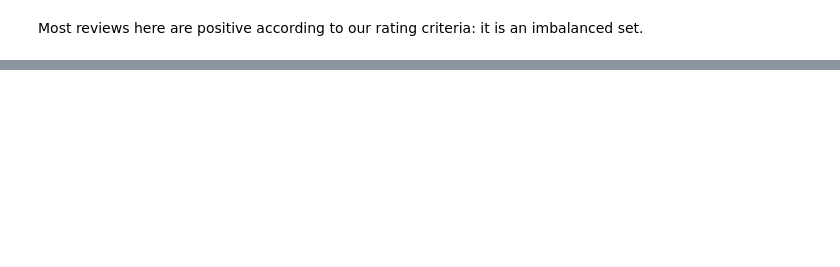
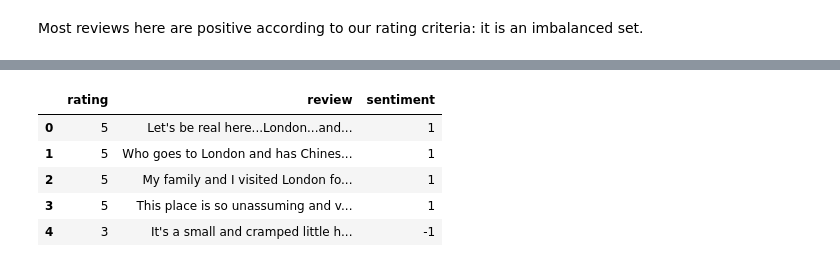
Before and after one commit to lppier/Sentiment_Mining_on_Yelp_Reviews, a Jupyter notebook: data_preparation.ipynb, the cells around one changed output, grey strips where cells are left out. Cells and saved outputs as stored; diff of their text form; code cells hidden in the pictures; blank space fills up the shorter version.

```diff
--- a/data_preparation.ipynb
+++ b/data_preparation.ipynb
@@ -181,0 +227,20 @@ df_reviews.to_csv('./data/df_reviews.csv', index=False) # TODO this needs to be
+# %%
+# now test
+actuals = []
+for key, val in total_reviews_test.items():  # going through each review
+    actuals.append(val['rating'])
+
+actuals = list(map(mapPosNegR, actuals))  # actuals in terms of +1 or -1
+df_reviews_test = pd.DataFrame(total_reviews_test).transpose()
+df_reviews_test = df_reviews_test.reset_index().drop('index', axis=1)
+df_reviews_test = pd.concat([df_reviews_test, pd.DataFrame(actuals)], axis=1)
+df_reviews_test.rename(columns={0:'sentiment'},
+                 inplace=True)
+df_reviews_test.head()
+# %% [output]
+|  | rating | review | sentiment |
+| 0 | 5 | Let's be real here...London...and... | 1 |
+| 1 | 5 | Who goes to London and has Chines... | 1 |
+| 2 | 5 | My family and I visited London fo... | 1 |
+| 3 | 5 | This place is so unassuming and v... | 1 |
+| 4 | 3 | It's a small and cramped little h... | -1 |
```
Also changed, not shown: parts of 13 cells of this notebook.
